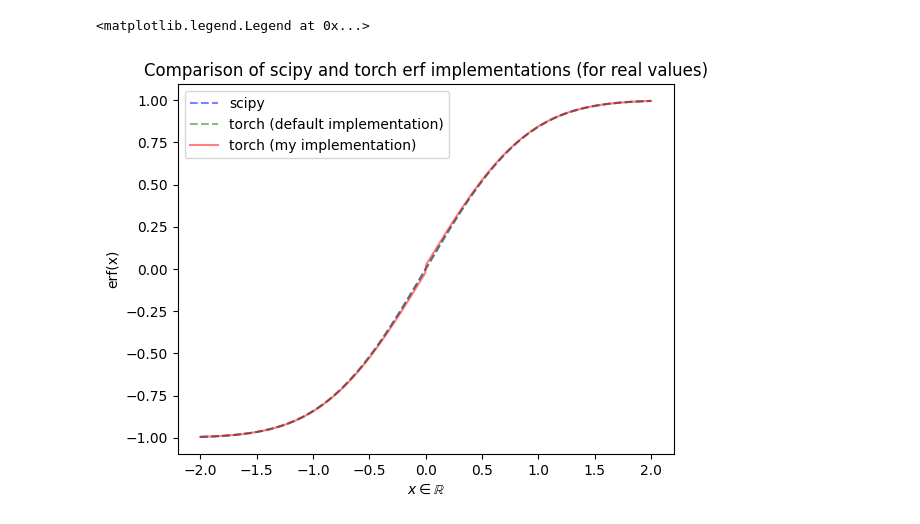
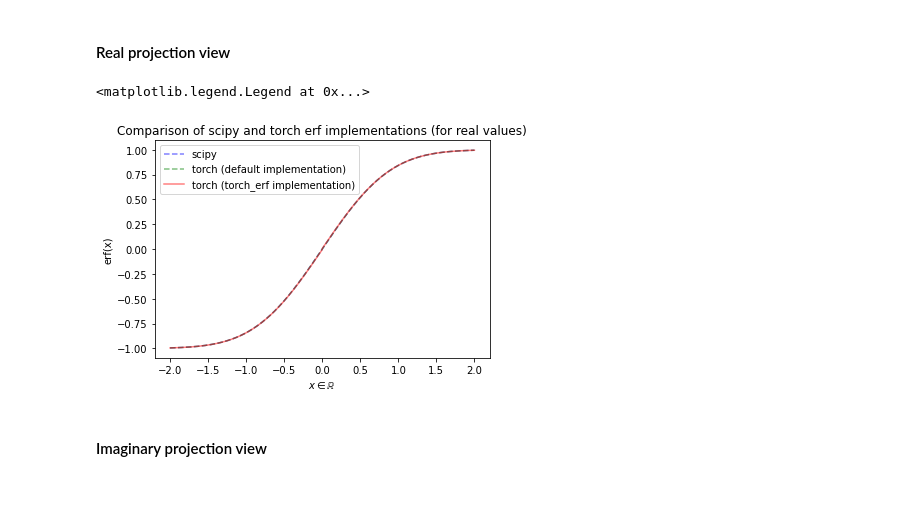
Before and after one commit to redsnic/torch_erf, a Jupyter notebook: man/ERF_testing.ipynb, the cells around one changed output. Drawn from its saved outputs; the diff is of its cells as text; code cells hidden in the pictures; blank space fills up the shorter version.

```diff
--- a/man/ERF_testing.ipynb
+++ b/man/ERF_testing.ipynb
@@ -1,37 +41,20 @@
 # %%
-from ERF import ERF_1994
-import torch
-from scipy.special import erf as scipy_erf
-from scipy.special import erfi as scipy_erfi
-import numpy as np
-import matplotlib.pyplot as plt
+# create a torch ERF layer and load it to the GPU
+erf_torch = ERF_1994(128).cuda()
 
-limits = 1.5
-sampling_size = 1000+1
-
-x = np.linspace(-limits, limits, sampling_size)
-y = np.linspace(-limits, limits, sampling_size)
-
-def cmod(z):
-    return np.sqrt(z.real**2 + z.imag**2)
-
-X, Y = np.meshgrid(x, y)
-
-C = X + 1j*Y
-
-erf_torch = ERF_1994(32).cuda()
+n_times = 100
 
 # register computation times
 import time
 t0 = time.time()
-for i in range(1):
+for i in range(n_times):
     out_torch = erf_torch(torch.tensor(C).cuda()).detach().cpu().numpy()
 t1 = time.time()
-print("time: ", t1-t0)
+print("torch GPU time: ", t1-t0)
 
 t0 = time.time()
-for i in range(1):
+for i in range(n_times):
     out_scipy = torch.tensor(scipy_erf(C))
 t1 = time.time()
-print("time: ", t1-t0)
+print("scipy time: ", t1-t0)
 # %% [output]
@@ -99,16 +154,20 @@ plt.colorbar(im, ax=ax[3, 2])
+# %% [markdown]
+#### Real projection view
 # %%
 x = np.linspace(-2, 2, 1001)
 
 plt.plot(x, scipy_erf(x).real, color = 'blue', linestyle='--', label='scipy', alpha=0.5)
 plt.plot(x, torch.erf(torch.tensor(x)), color = 'green', linestyle='--', label='torch (default implementation)', alpha=0.5)
-plt.plot(x, erf_torch(torch.tensor(x+0j)).real, color='red', label='torch (my implementation)', alpha=0.5)
+plt.plot(x, erf_torch(torch.tensor(x+0j)).real, color='red', label='torch (torch_erf implementation)', alpha=0.5)
 plt.title("Comparison of scipy and torch erf implementations (for real values)", fontsize=12)
 plt.ylabel("erf(x)")
 plt.xlabel("$x \in \mathbb{R}$")
 plt.legend()
 # %% [output]
 <matplotlib.legend.Legend at 0x...>
-[figure, old version]
+[figure, new version]
+# %% [markdown]
+#### Imaginary projection view
 # %%
 x = np.linspace(-2, 2, 1001)*1j
 
```
Also changed, not shown: parts of 16 cells of this notebook, 3 other files.
